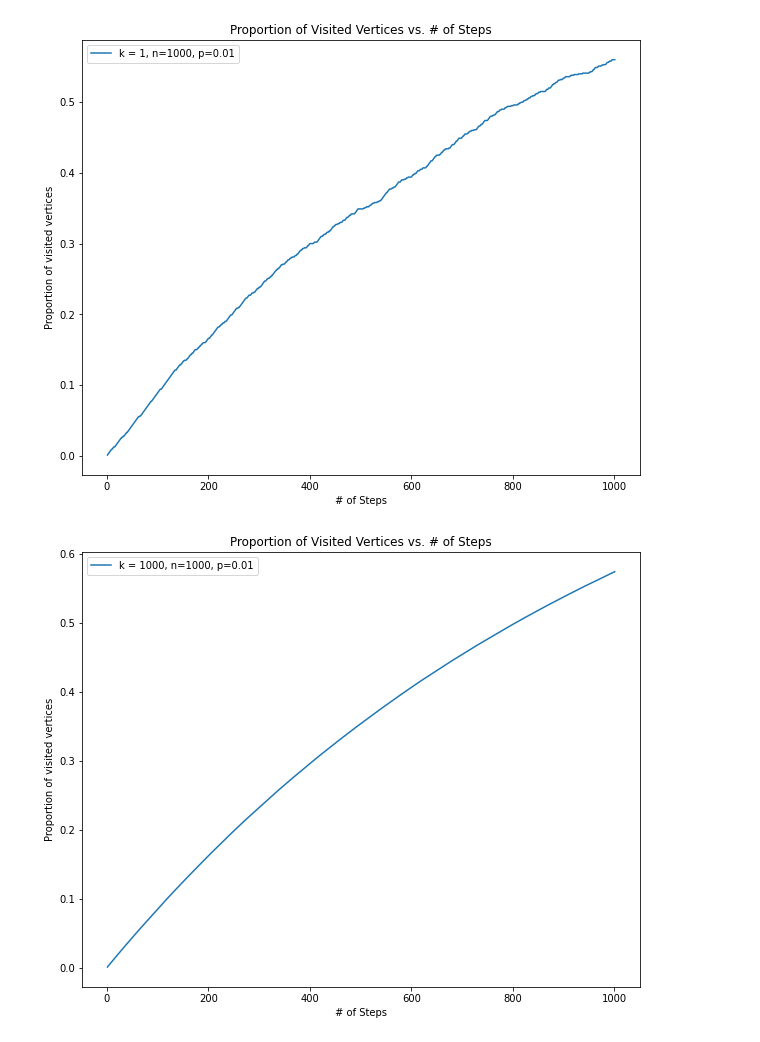
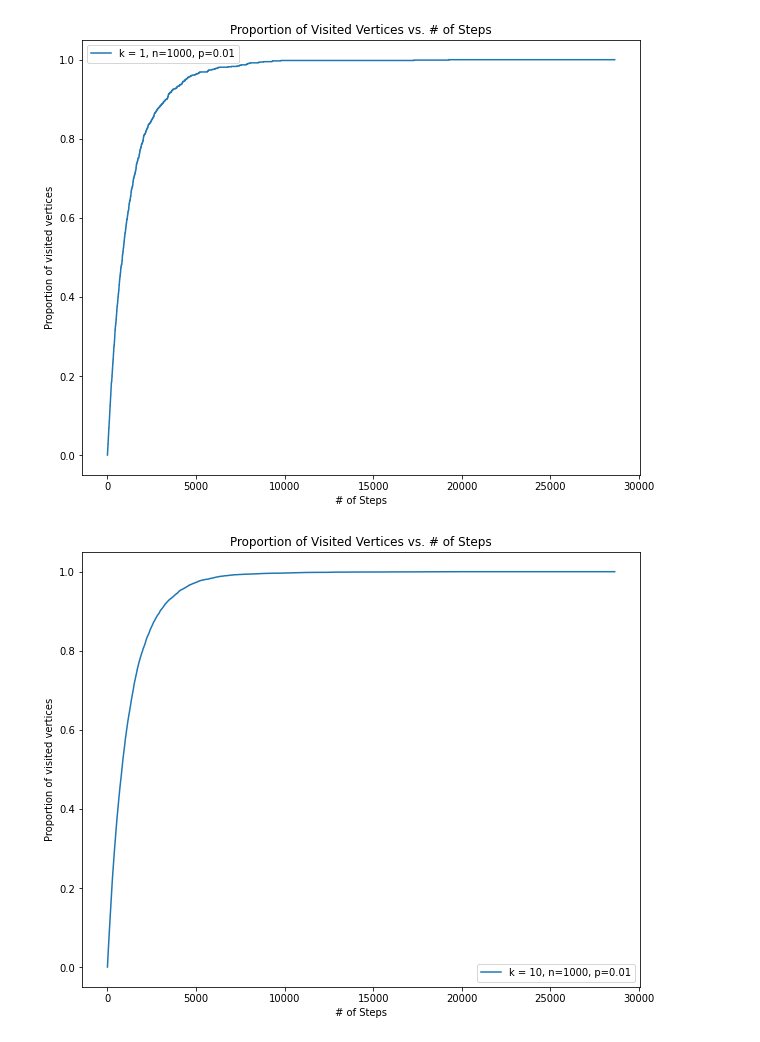
Before and after one commit to andrew-yin/rw-on-rg, a Jupyter notebook: examples/plot_rw_visited_prop.ipynb, the cells around one changed output. Drawn from its saved outputs; the diff is of its cells as text; code cells hidden in the pictures.

```diff
--- a/examples/plot_rw_visited_prop.ipynb
+++ b/examples/plot_rw_visited_prop.ipynb
@@ -16,15 +16,16 @@ from simulator import Simulator
 n = 1000
 expected_deg = 10
 p = expected_deg/n
-steps = n*(np.l)
+max_c = 0.6 # can be changed
+steps = int(max_c*n*np.log(n)*np.log(n))
 # %%
 # Plot visited proportion over time for one graph
 Simulator.plot_rw_on_rg_visited_prop(n, p, steps)
 # %% [output]
-[figure, old version]
+[figure, new version]
 # %%
 # Plot average visited proportion
-k = 1000
+k = 10
 Simulator.plot_rw_on_rg_visited_prop(n, p, steps, k)
 # %% [output]
-[figure, old version]
+[figure, new version]
```
